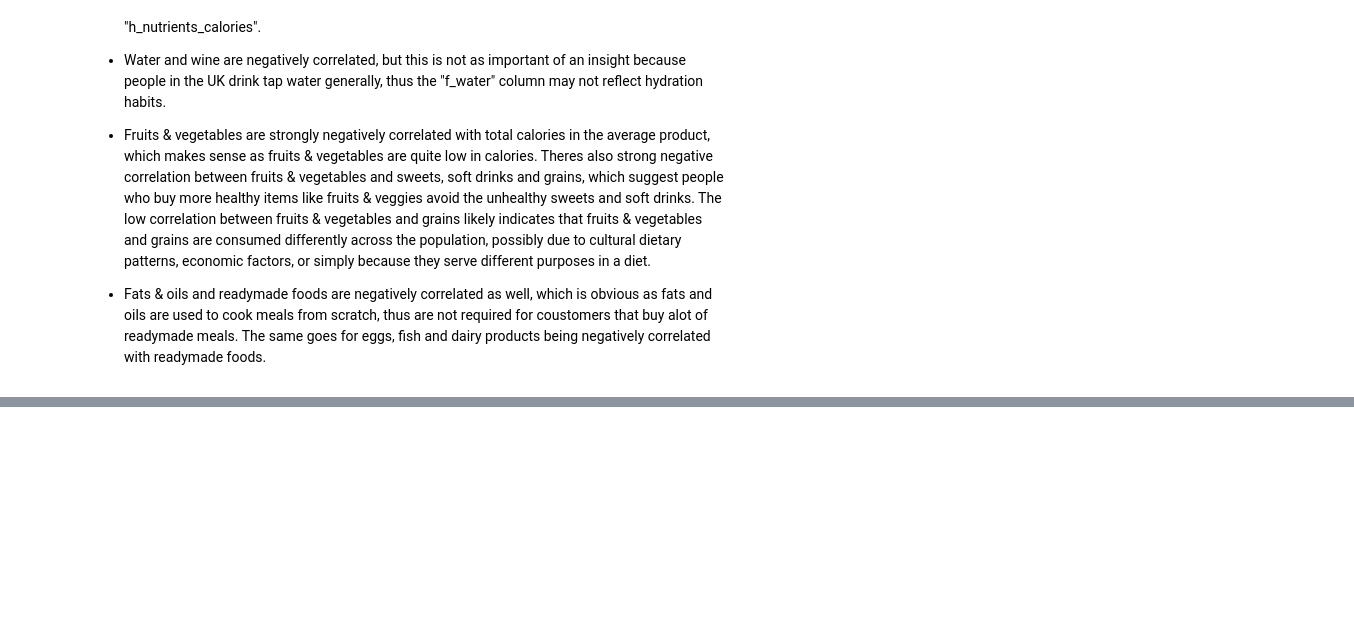
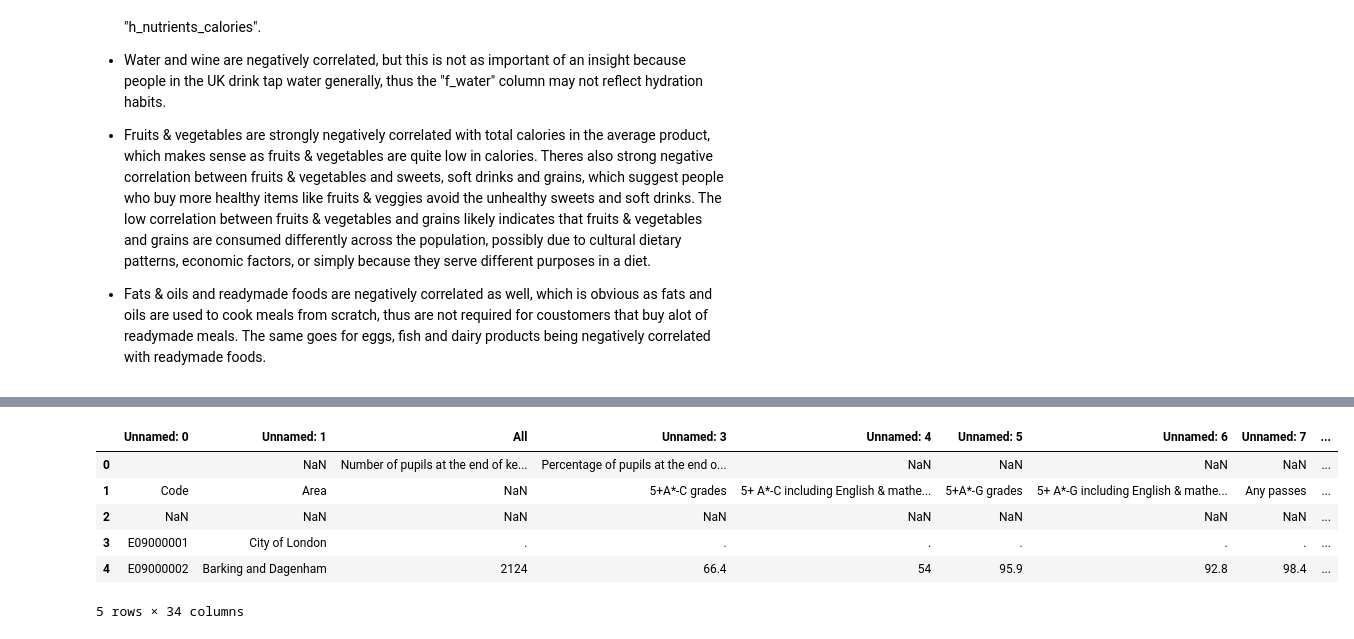
Before and after one commit to omarriyaz/Tesco_Grocery_and_Educational_Attainment, a Jupyter notebook: Code/Analysis.ipynb, the cells around one changed output, grey strips where cells are left out. Saved outputs shown, nothing was run; the diff lists cells and outputs as text; code cells hidden in the pictures; blank space fills up the shorter version.

```diff
--- a/Code/Analysis.ipynb
+++ b/Code/Analysis.ipynb
@@ -539,0 +603,14 @@ grocery_data_monthly
+# %%
+# load in the dataset
+
+education_data = pd.read_excel('/Users/s16teen/Downloads/Work/UOB/SEM2/ADS2/Tesco_Grocery_and_Educational_Attainment/Data/gcse-results-old.xls', sheet_name='2014-15')
+
+education_data.head()
+# %% [output]
+|  | Unnamed: 0 | Unnamed: 1 | All | Unnamed: 3 | Unnamed: 4 | Unnamed: 5 | Unnamed: 6 | Unnamed: 7 | ... |
+| 0 |  | NaN | Number of pupils at the end of ke... | Percentage of pupils at the end o... | NaN | NaN | NaN | NaN | ... |
+| 1 | Code | Area | NaN | 5+A*-C grades | 5+ A*-C including English & mathe... | 5+A*-G grades | 5+ A*-G including English & mathe... | Any passes | ... |
+| 2 | NaN | NaN | NaN | NaN | NaN | NaN | NaN | NaN | ... |
+| 3 | E09000001 | City of London | . | . | . | . | . | . | ... |
+| 4 | E09000002 | Barking and Dagenham | 2124 | 66.4 | 54 | 95.9 | 92.8 | 98.4 | ... |
+5 rows × 34 columns
```
Also changed, not shown: parts of 16 cells of this notebook.
